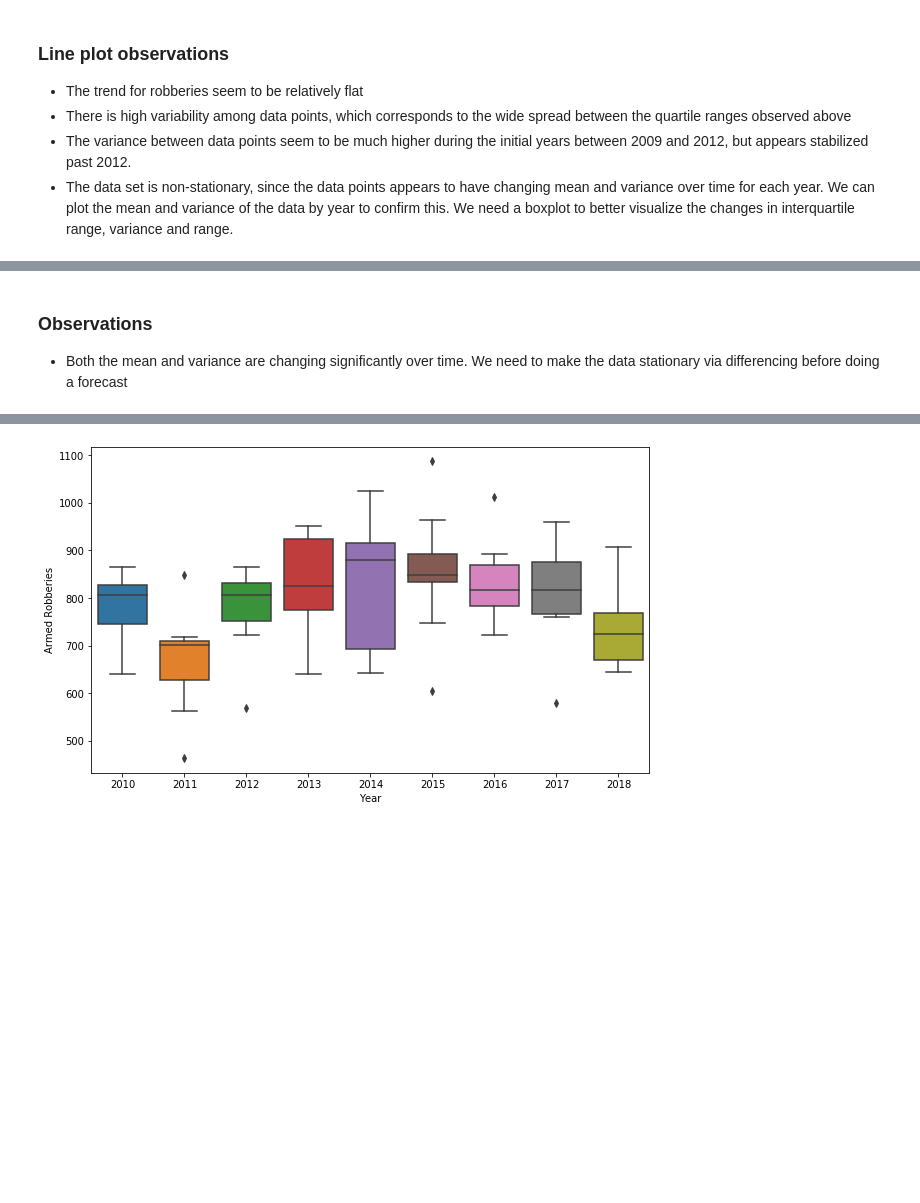
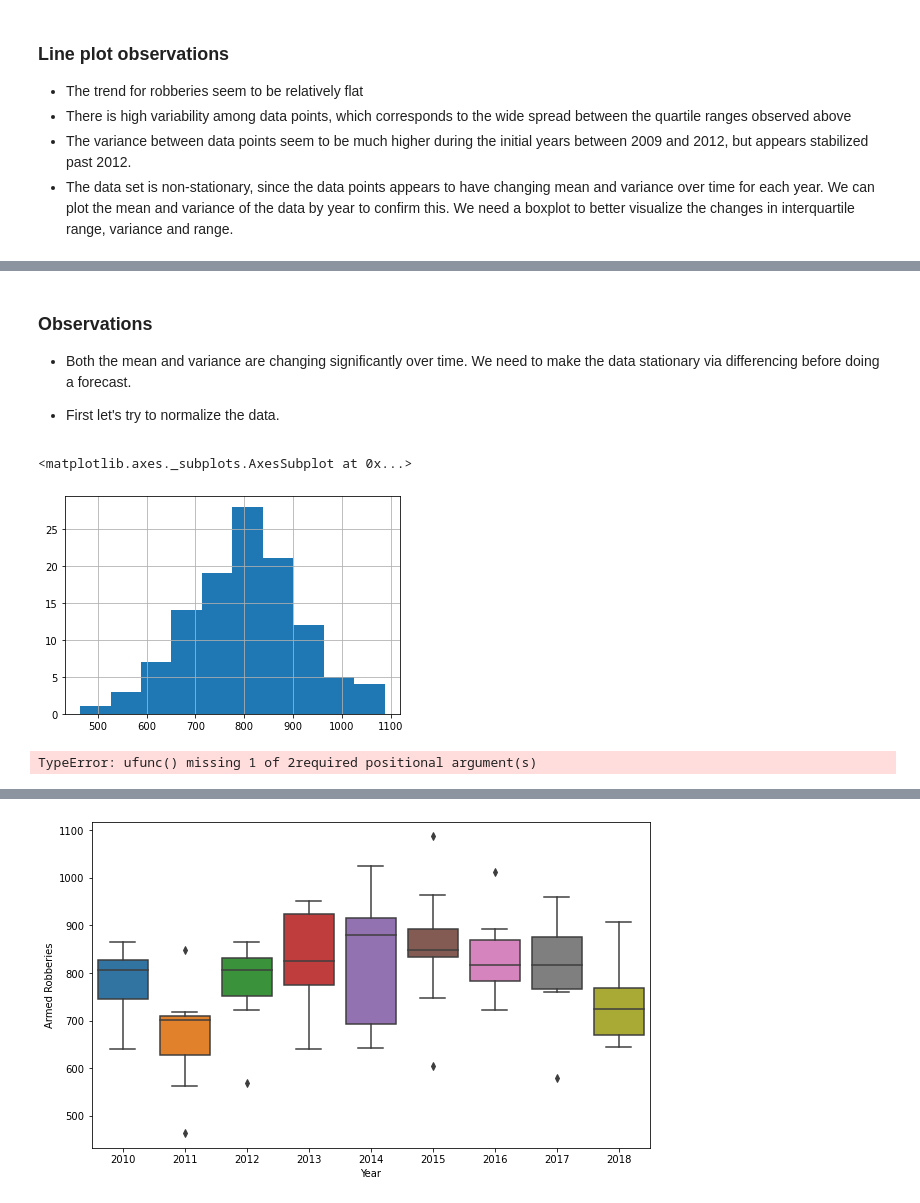
Before and after one commit to grantrzchan/HTX_Armed_Robberies, a Jupyter notebook: HTX_Robberies_ARIMA.ipynb, the cells around one changed output, grey strips where cells are left out. Drawn from its saved outputs; the diff is of its cells as text; code cells hidden in the pictures; blank space fills up the shorter version.

Commit message:
improved ARIMA by doing more data preprocessing

```diff
--- a/HTX_Robberies_ARIMA.ipynb
+++ b/HTX_Robberies_ARIMA.ipynb
@@ -125,3 +124,21 @@ Text(0, 0.5, 'Variance of armed robberies')
 # %% [markdown]
 ### Observations
-- Both the mean and variance are changing significantly over time. We need to make the data stationary via differencing before doing a forecast
+- Both the mean and variance are changing significantly over time. We need to make the data stationary via differencing before doing a forecast.
+
+- First let's try to normalize the data.
+# %%
+data_set.hist()
+# %% [output]
+<matplotlib.axes._subplots.AxesSubplot at 0x...>
+[figure, added]
+# %%
+#use Box-Cox transform to ensure that data set is completely Gaussian, and check to see if there is any non-Gaussian behavior
+from scipy.special import boxcox, inv_boxcox
+from statsmodels.graphics.gofplots import qqplot
+#turn off verbose warning messages
+import warnings
+warnings.filterwarnings("ignore")
+transformed, lamd = boxcox(data_set)
+print(f'Lambda: {lamd: .3f}')
+# %% [output]
+TypeError: ufunc() missing 1 of 2required positional argument(s)
```
Also changed, not shown: parts of 36 cells of this notebook, 1 other file.
